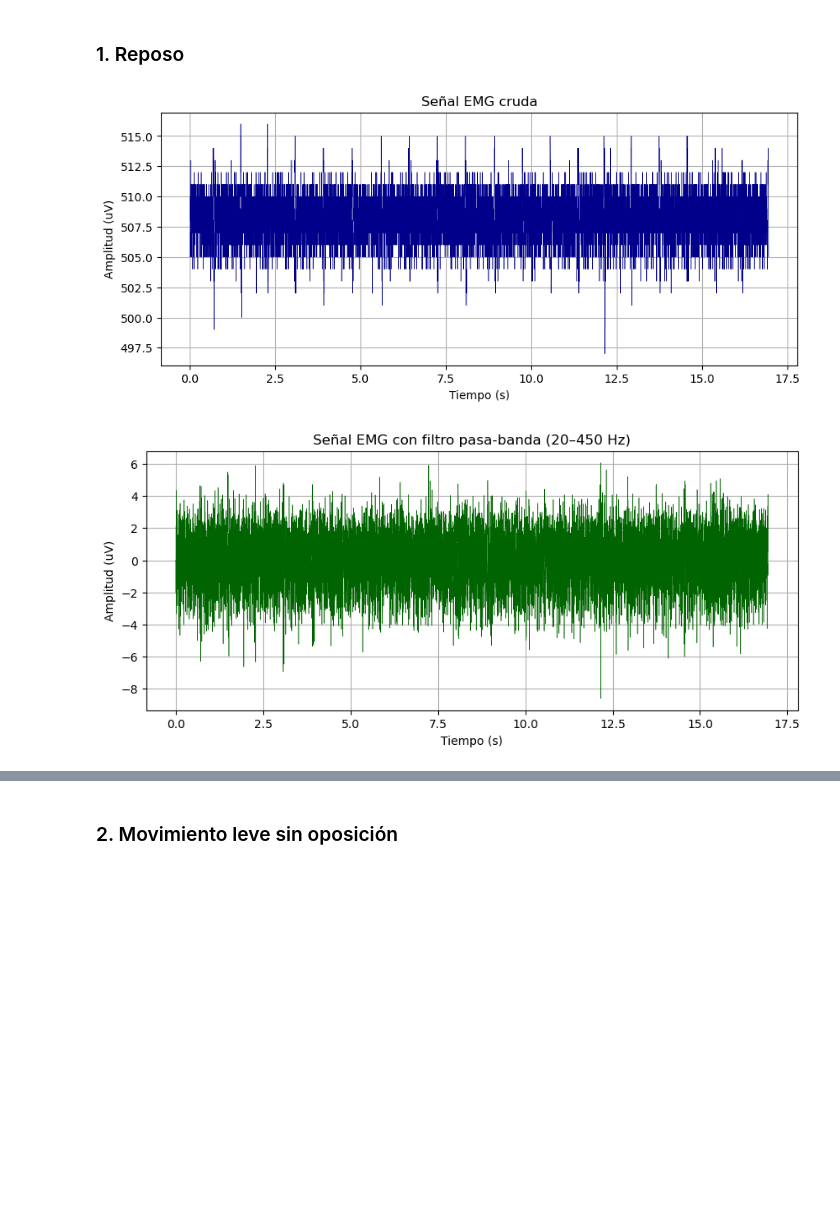
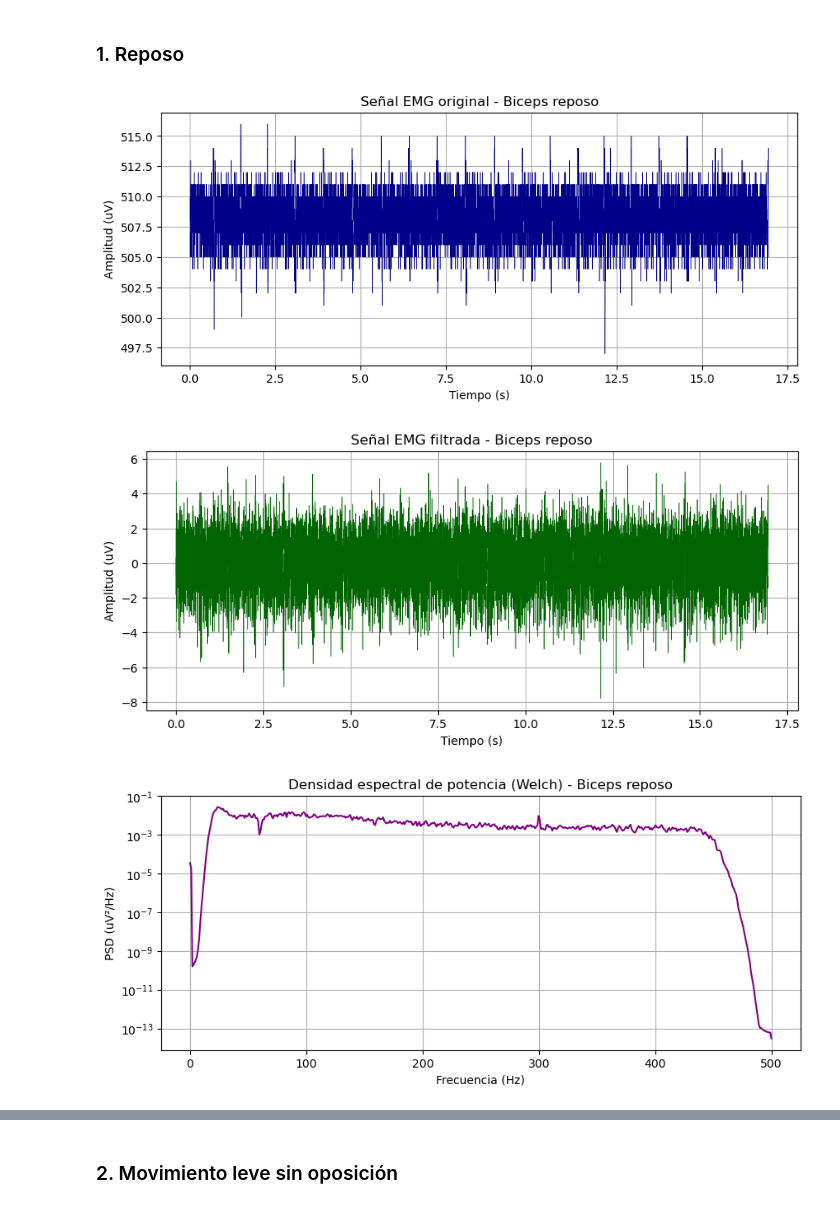
Before and after one commit to miguel-isidro05/GRUPO-05-ISB-2025-II, a Jupyter notebook: Laboratorios/Laboratorio 3 - Adquisición de EMG con BITalino/CódigosEMG.ipynb, the cells around one changed output, grey strips where cells are left out. Saved outputs shown, nothing was run; the diff lists cells and outputs as text; code cells hidden in the pictures; blank space fills up the shorter version.

```diff
--- a/Laboratorios/Laboratorio 3 - Adquisición de EMG con BITalino/CódigosEMG.ipynb
+++ b/Laboratorios/Laboratorio 3 - Adquisición de EMG con BITalino/CódigosEMG.ipynb
@@ -7,46 +7,79 @@
 # %%
 import numpy as np
 import matplotlib.pyplot as plt
-import neurokit2 as nk
-from scipy.signal import butter, filtfilt
+from scipy.signal import butter, filtfilt, welch, iirnotch
 
-
-#Función filtro pasa-banda
+# Función filtro pasa-banda
 def filtro_pasabanda(señal, f_muestreo, frec_baja=20.0, frec_alta=450.0, orden=4):
     nyquist = 0.5 * f_muestreo
     bajo = frec_baja / nyquist
     alto = frec_alta / nyquist
     b, a = butter(orden, [bajo, alto], btype="band")
     return filtfilt(b, a, señal)
 
-#Cargamos el archivo
+# Función filtro notch (60 Hz)
+def filtro_notch(señal, f_muestreo, frec_notch=60.0, Q=30.0):
+    """
+    frec_notch = frecuencia a eliminar (Hz)
+    Q = factor de calidad (entre más alto, más selectivo es el notch)
+    """
+    nyquist = 0.5 * f_muestreo
+    w0 = frec_notch / nyquist
+    b, a = iirnotch(w0, Q)
+    return filtfilt(b, a, señal)
+
+# Cargar archivo
 ruta = r"D:\IB PUCP - UPCH 2022\7mo Semestre\Introducción a las Señales Biomédicas\Lab 3 - Adquisicion EMG\pythoooooon\Biceps\Reposo\reposo1_biceps.txt"
 datos = np.loadtxt(ruta, comments="#")
 emg = datos[:, -1]  # señal EMG en la última columna
 fs = 1000  # frecuencia de muestreo
 tiempo = np.linspace(0, len(emg) / fs, len(emg))
 
-# Ploteo de la señal cruda
+# Señal cruda
 plt.figure(figsize=(10, 4))
 plt.plot(tiempo, emg, color="#00008B", linewidth=0.4)
-plt.title("Señal EMG cruda")
+plt.title("Señal EMG original - Biceps reposo")
 plt.xlabel("Tiempo (s)")
 plt.ylabel("Amplitud (uV)")
 plt.grid()
 plt.show()
 
 
-# Aplicar el filtro pasa-banda
+# Aplicacion de filtros
 emg_filtrada = filtro_pasabanda(emg, fs)
+emg_filtrada = filtro_notch(emg_filtrada, fs, frec_notch=60.0, Q=30.0)
 
-# --- Señal filtrada ---
+# Señal filtrada
 plt.figure(figsize=(10, 4))
 plt.plot(tiempo, emg_filtrada, color="#006400", linewidth=0.4)
-plt.title("Señal EMG con filtro pasa-banda (20–450 Hz)")
+plt.title("Señal EMG filtrada - Biceps reposo")
 plt.xlabel("Tiempo (s)")
 plt.ylabel("Amplitud (uV)")
 plt.grid()
 plt.show()
+
+# Welch
+frecs, psd = welch(emg_filtrada, fs, nperseg=1024)
+plt.figure(figsize=(10, 4))
+plt.semilogy(frecs, psd, color="purple")
+plt.title("Densidad espectral de potencia (Welch) - Biceps reposo")
+plt.xlabel("Frecuencia (Hz)")
+plt.ylabel("PSD (uV²/Hz)")
+plt.grid()
+plt.show()
+
+# FFT
+fft_vals = np.fft.rfft(emg_filtrada)
+fft_freqs = np.fft.rfftfreq(len(emg_filtrada), 1/fs)
+plt.figure(figsize=(10, 4))
+plt.plot(fft_freqs, np.abs(fft_vals), color="darkred", linewidth=0.6)
+plt.title("Espectro de frecuencias (FFT) - Biceps reposo")
+plt.xlabel("Frecuencia (Hz)")
+plt.ylabel("Amplitud")
+plt.xlim(0, 500)
+plt.grid()
+plt.show()
 # %% [output]
-[figure, old version]
+[figure, new version]
-[figure, old version]
+[figure, new version]
+[figure, added]
```
Also changed, not shown: parts of 8 cells of this notebook.
